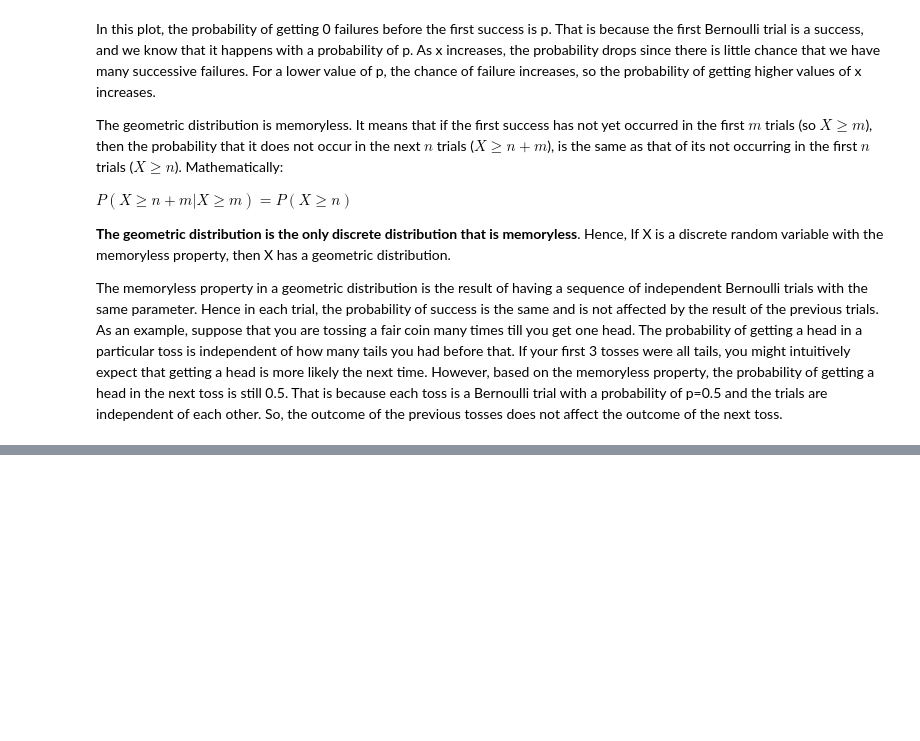
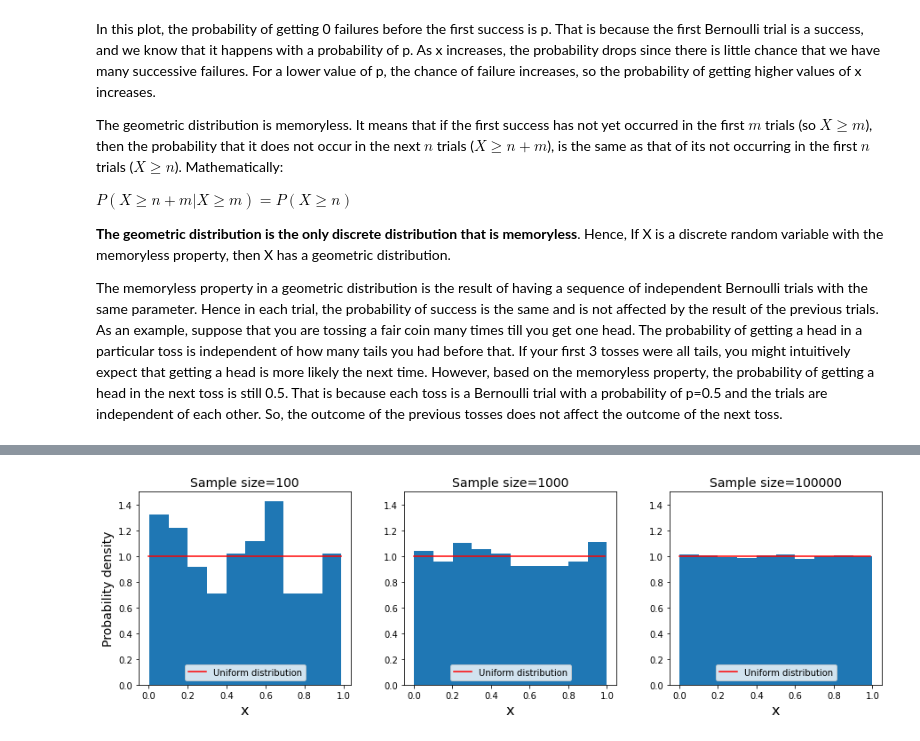
Before and after one commit to JedrzejSarna/statistics, a Jupyter notebook: Distributions.ipynb, the cells around one changed output, grey strips where cells are left out. Saved outputs shown, nothing was run; the diff lists cells and outputs as text; code cells hidden in the pictures; blank space fills up the shorter version.

```diff
--- a/Distributions.ipynb
+++ b/Distributions.ipynb
@@ -282,0 +397,21 @@ The memoryless property in a geometric distribution is the result of having a se
+# %%
+from scipy.stats import uniform
+
+np.random.seed(0)
+fig, axs = plt.subplots(1, 3, figsize=(15, 4))
+plt.subplots_adjust(wspace=0.25)
+x = np.arange(0, 1, 0.01)
+unif_dist = uniform.pdf(x)
+for i, n in enumerate([100, 1000, 100000]):
+    sample = uniform.rvs(size=n)
+    axs[i].hist(sample, density=True) #with density=True we normalize so the area under is 1
+    axs[i].set_xlabel('x', fontsize=16)
+    axs[i].plot(x, unif_dist, color='red',
+                label="Uniform distribution")
+    axs[i].set_ylim([0, 1.5])
+    axs[i].set_title("Sample size="+str(n), fontsize=14)
+    axs[i].legend(loc="lower center")
+axs[0].set_ylabel('Probability density', fontsize=14)
+plt.show()
+# %% [output]
+[figure, added]
```
Also changed, not shown: parts of 12 cells of this notebook.
